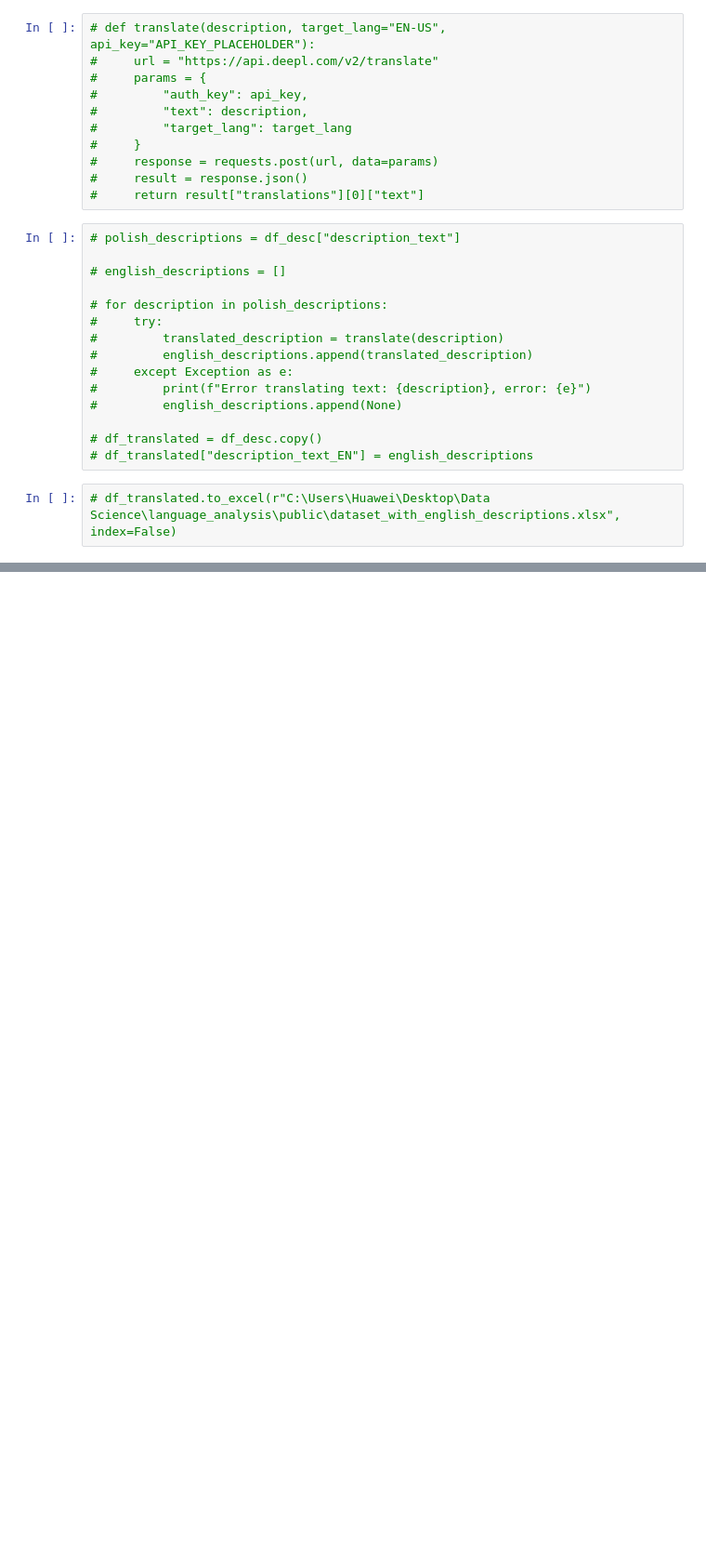
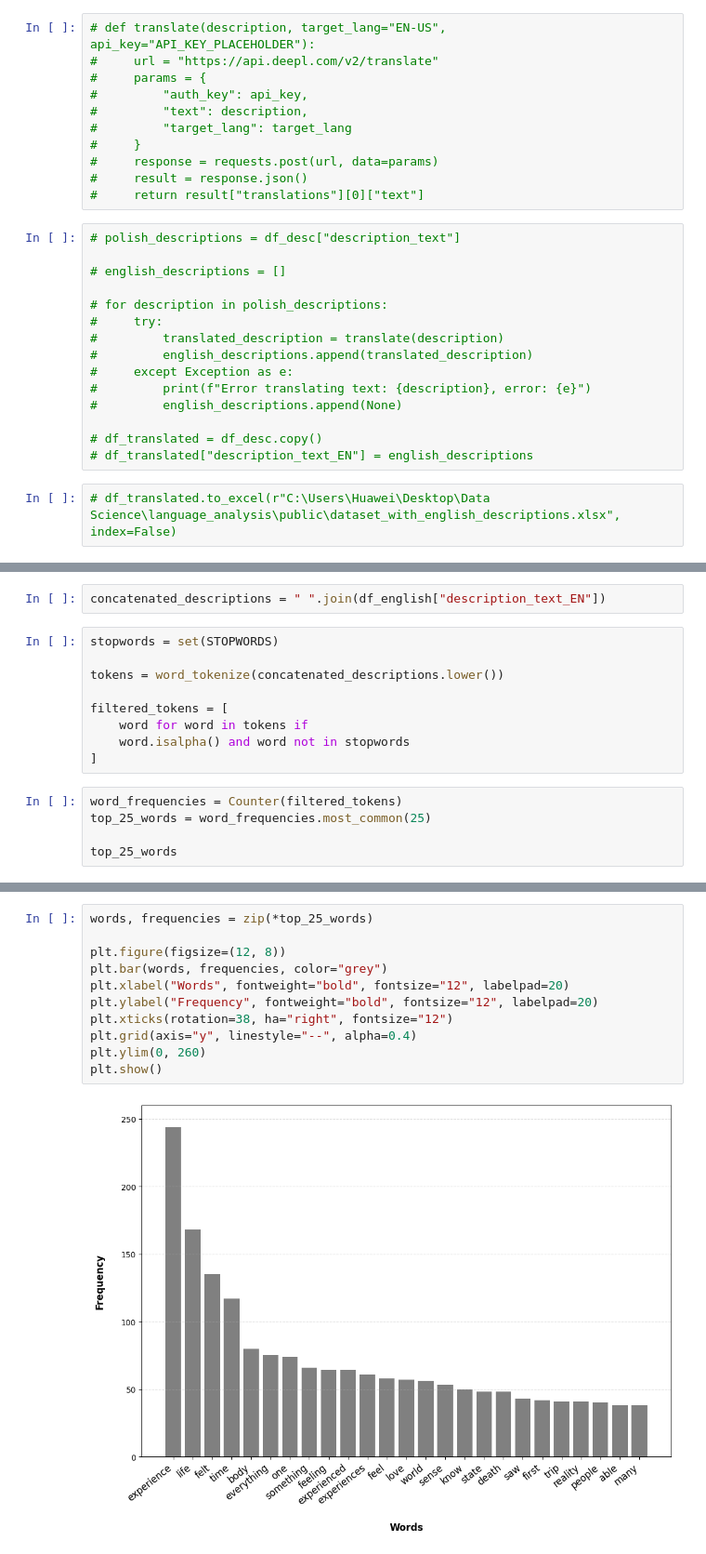
Before and after one commit to michal-owsiak/swps-university-research-part-II, a Jupyter notebook: linguistic_analysis.ipynb, the cells around one changed output, grey strips where cells are left out. Shown at 93% size. Cells and saved outputs as stored; diff of their text form; blank space fills up the shorter version.

Commit message:
word frequency counted & plotted

```diff
--- a/linguistic_analysis.ipynb
+++ b/linguistic_analysis.ipynb
@@ -186,0 +195,16 @@ df_english[["description_text", "description_text_EN", "MEQ_total_score", "MEQ_c
+# %%
+concatenated_descriptions = " ".join(df_english["description_text_EN"])
+# %%
+stopwords = set(STOPWORDS)
+
+tokens = word_tokenize(concatenated_descriptions.lower())
+
+filtered_tokens = [
+    word for word in tokens if
+    word.isalpha() and word not in stopwords
+]
+# %%
+word_frequencies = Counter(filtered_tokens)
+top_25_words = word_frequencies.most_common(25)
+
+top_25_words
@@ -186,0 +229,13 @@ df_english[["description_text", "description_text_EN", "MEQ_total_score", "MEQ_c
+# %%
+words, frequencies = zip(*top_25_words)
+
+plt.figure(figsize=(12, 8))
+plt.bar(words, frequencies, color="grey")
+plt.xlabel("Words", fontweight="bold", fontsize="12", labelpad=20)
+plt.ylabel("Frequency", fontweight="bold", fontsize="12", labelpad=20)
+plt.xticks(rotation=38, ha="right", fontsize="12")
+plt.grid(axis="y", linestyle="--", alpha=0.4)
+plt.ylim(0, 260)
+plt.show()
+# %% [output]
+[figure, added]
```
Also changed, not shown: parts of 5 cells of this notebook.
